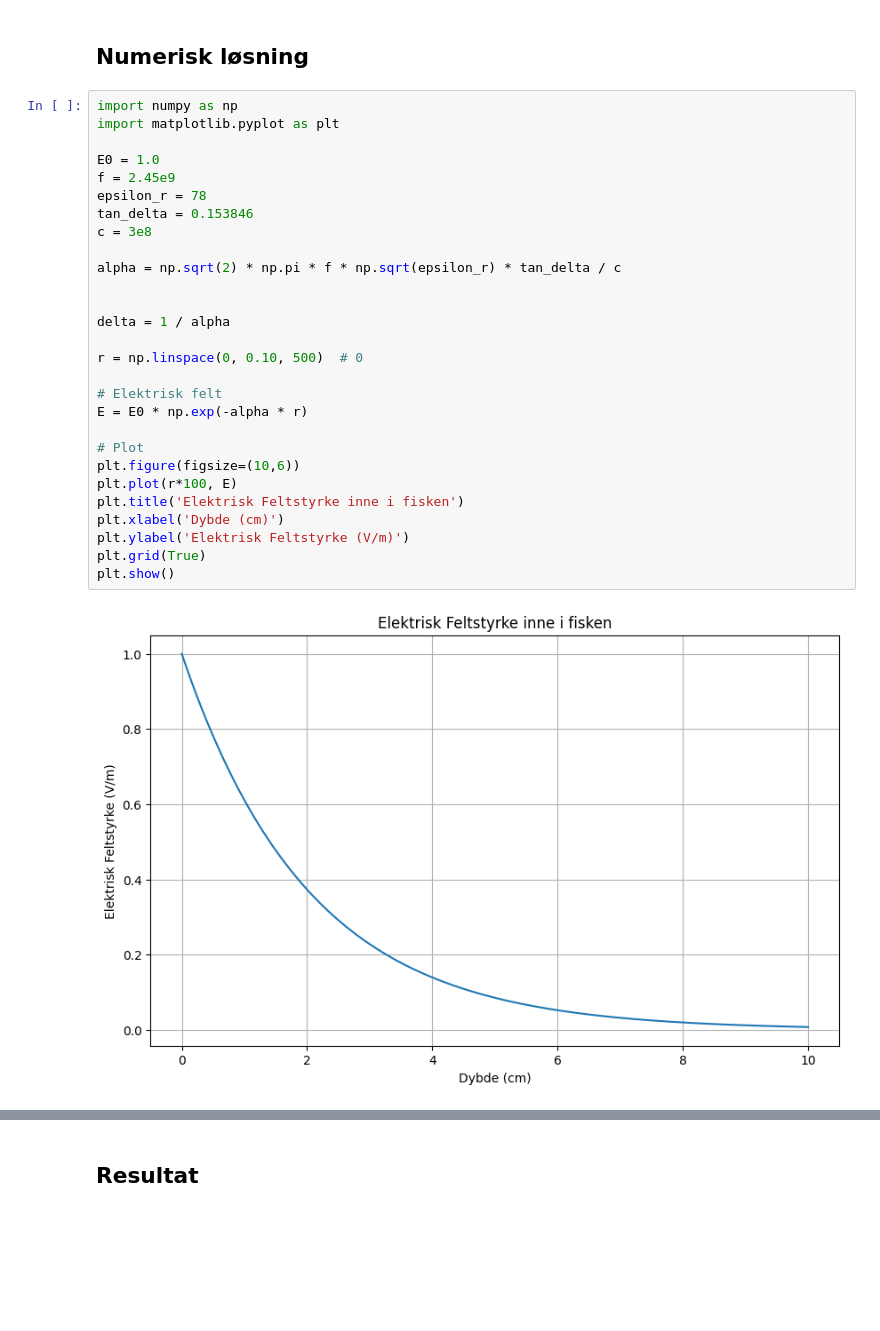
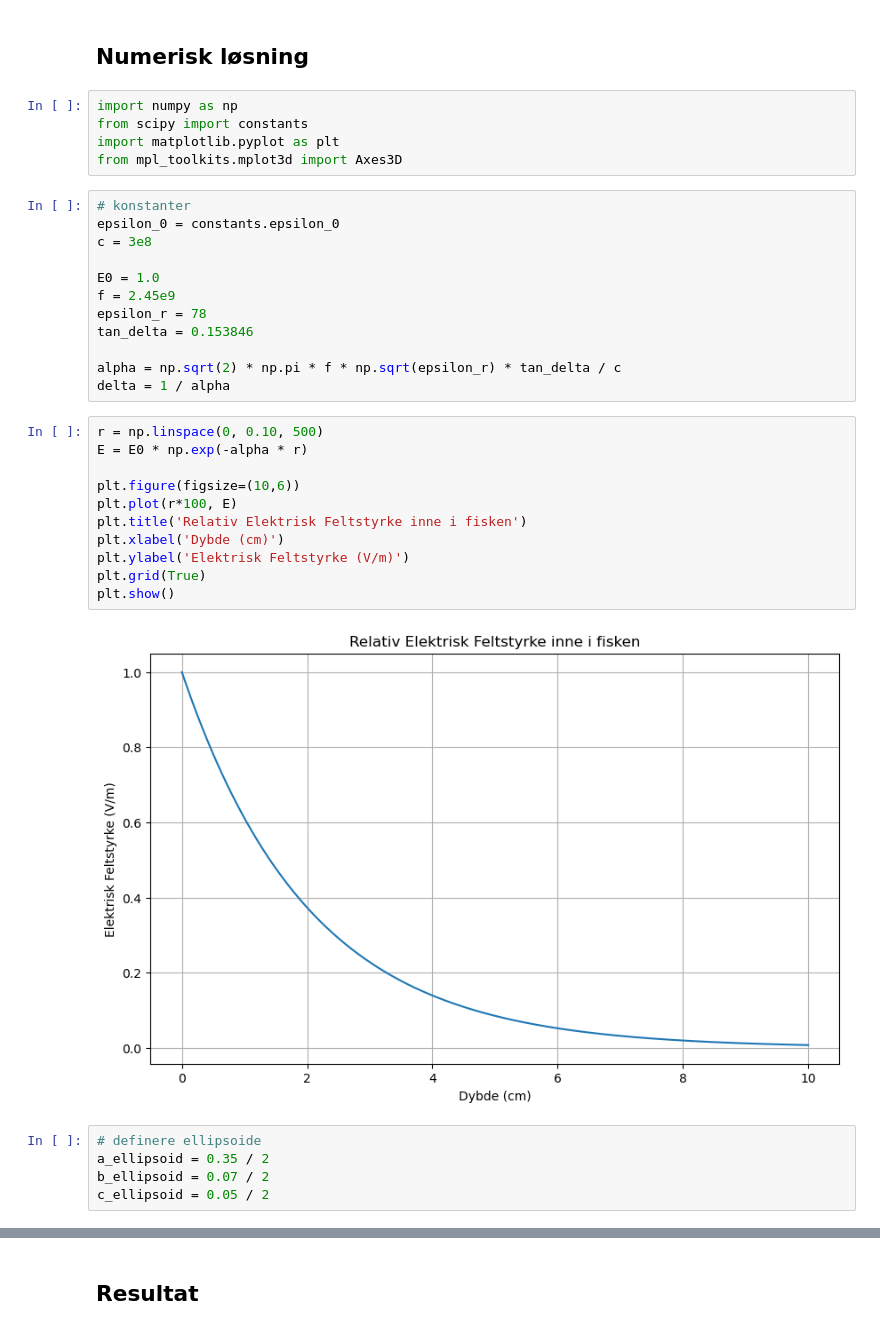
Before and after one commit to VictJoh/ElMag-Computational-Essay, a Jupyter notebook: compessay.ipynb, the cells around one changed output, grey strips where cells are left out. Drawn from its saved outputs; the diff is of its cells as text; blank space fills up the shorter version.

```diff
--- a/compessay.ipynb
+++ b/compessay.ipynb
@@ -122,33 +115,38 @@ Når mikrobølgeovnen er på vil platen fisken ligger på rotere. For å forenkl
 Mikrobølgeovnen lar vi ha en kvadratisk bunn med sider $40$ cm og høyde $10$ cm.
 # %% [markdown]
 ## Numerisk løsning
+# %%
+import numpy as np
+from scipy import constants
+import matplotlib.pyplot as plt
+from mpl_toolkits.mplot3d import Axes3D
+# %%
+# konstanter
+epsilon_0 = constants.epsilon_0
+c = 3e8
+
+E0 = 1.0
+f = 2.45e9
+epsilon_r = 78
+tan_delta = 0.153846
+
+alpha = np.sqrt(2) * np.pi * f * np.sqrt(epsilon_r) * tan_delta / c
+delta = 1 / alpha
 # %%
-import numpy as np
-import matplotlib.pyplot as plt
-
-E0 = 1.0
-f = 2.45e9
-epsilon_r = 78
-tan_delta = 0.153846
-c = 3e8
-
-alpha = np.sqrt(2) * np.pi * f * np.sqrt(epsilon_r) * tan_delta / c
-
-
-delta = 1 / alpha
-
-r = np.linspace(0, 0.10, 500)  # 0
-
-# Elektrisk felt
+r = np.linspace(0, 0.10, 500)
 E = E0 * np.exp(-alpha * r)
 
-# Plot
 plt.figure(figsize=(10,6))
 plt.plot(r*100, E)
-plt.title('Elektrisk Feltstyrke inne i fisken')
+plt.title('Relativ Elektrisk Feltstyrke inne i fisken')
 plt.xlabel('Dybde (cm)')
 plt.ylabel('Elektrisk Feltstyrke (V/m)')
 plt.grid(True)
 plt.show()
 # %% [output]
-[figure, old version]
+[figure, new version]
+# %%
+# definere ellipsoide
+a_ellipsoid = 0.35 / 2
+b_ellipsoid = 0.07 / 2
+c_ellipsoid = 0.05 / 2
```
Also changed, not shown: parts of 8 cells of this notebook.
